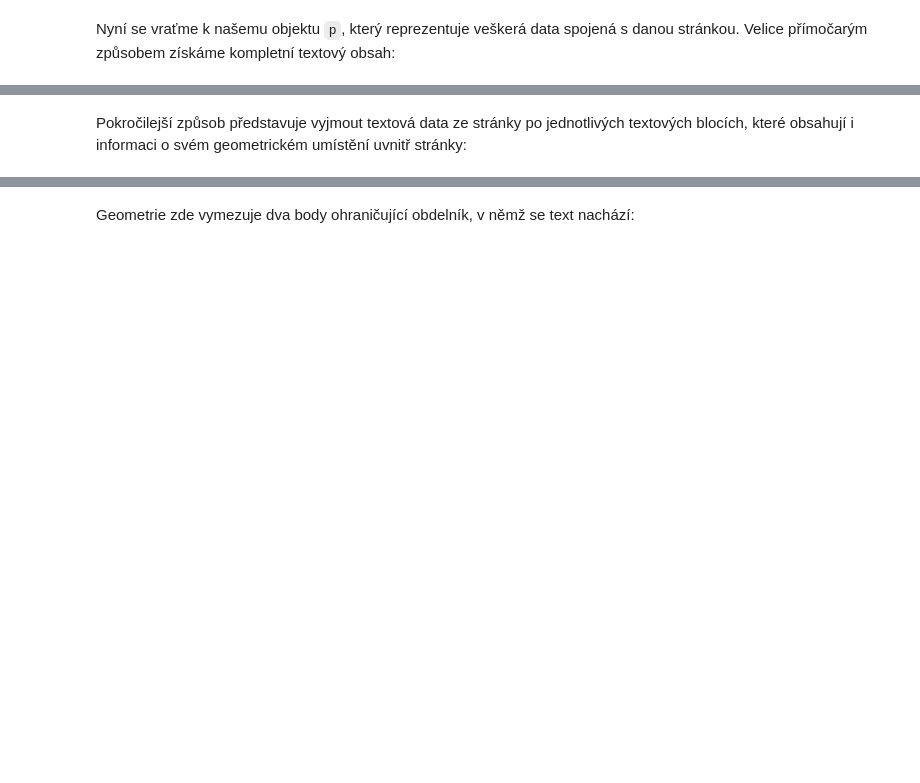
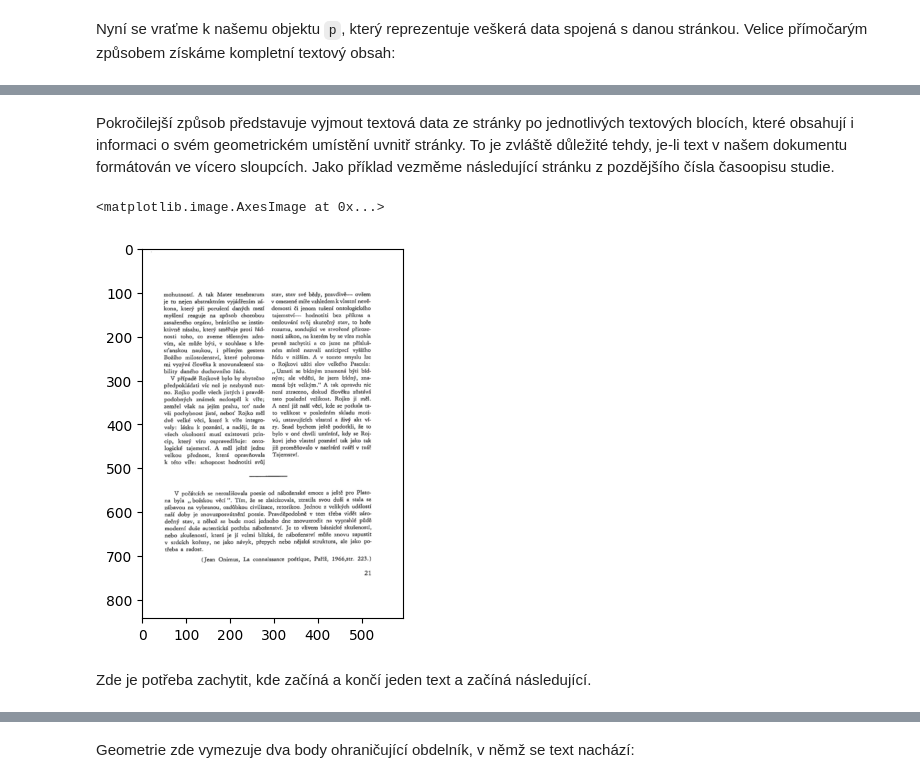
Before and after one commit to CCS-ZCU/pribehy-dat, a Jupyter notebook: scripts/pdf.ipynb, the cells around one changed output, grey strips where cells are left out. Saved outputs shown, nothing was run; the diff lists cells and outputs as text; code cells hidden in the pictures; blank space fills up the shorter version.

```diff
--- a/scripts/pdf.ipynb
+++ b/scripts/pdf.ipynb
@@ -87,5 +139,18 @@ print(p.get_text())
 exec(requests.get("https://sciencedata.dk/shared/856b0a7402aa7c7258186a8bdb329bd3?download").text)
 kontrola_pruchodu(ntb="pdf", arg1=p.get_text())
 # %% [markdown]
-Pokročilejší způsob představuje vyjmout textová data ze stránky po jednotlivých textových blocích, které obsahují i informaci o svém geometrickém umístění uvnitř stránky:
+Pokročilejší způsob představuje vyjmout textová data ze stránky po jednotlivých textových blocích, které obsahují i informaci o svém geometrickém umístění uvnitř stránky. To je zvláště důležité tehdy, je-li text v našem dokumentu formátován ve vícero sloupcích. Jako příklad vezměme následující stránku z pozdějšího čísla časoopisu studie.
+# %%
+url = "https://files.scriptum.cz/scriptum/studie/studie_1968_014_ocr.pdf"
+pdf_object = io.BytesIO(requests.get(url).content)
+doc = fitz.open("pdf", pdf_object.read())
+p = doc.load_page(21)
+pix = p.get_pixmap()
+np_array = np.frombuffer(pix.samples, dtype=np.uint8).reshape(pix.height, pix.width, pix.n)
+plt.imshow(np_array)
+# %% [output]
+<matplotlib.image.AxesImage at 0x...>
+[figure, added]
+# %% [markdown]
+Zde je potřeba zachytit, kde začíná a končí jeden text a začíná následující.
 # %%
```
Also changed, not shown: parts of 45 cells of this notebook, 23 other files.
